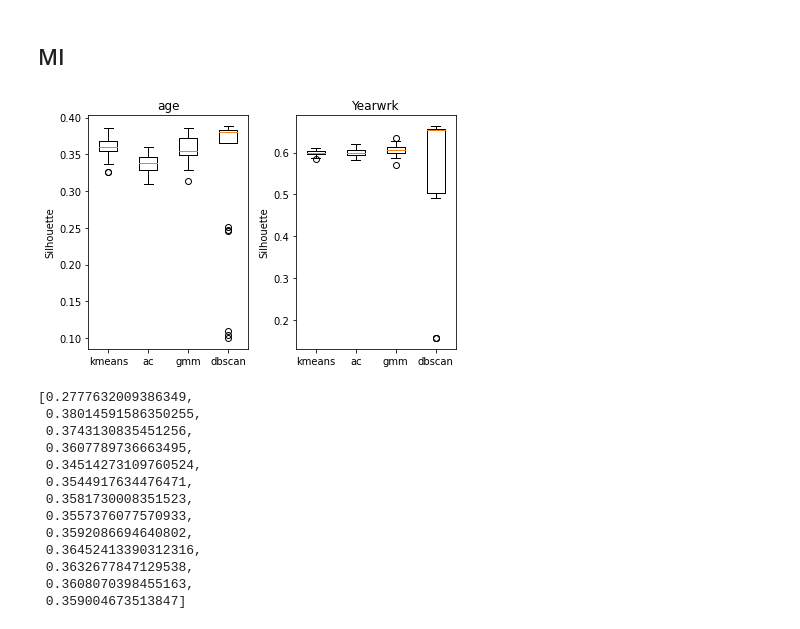
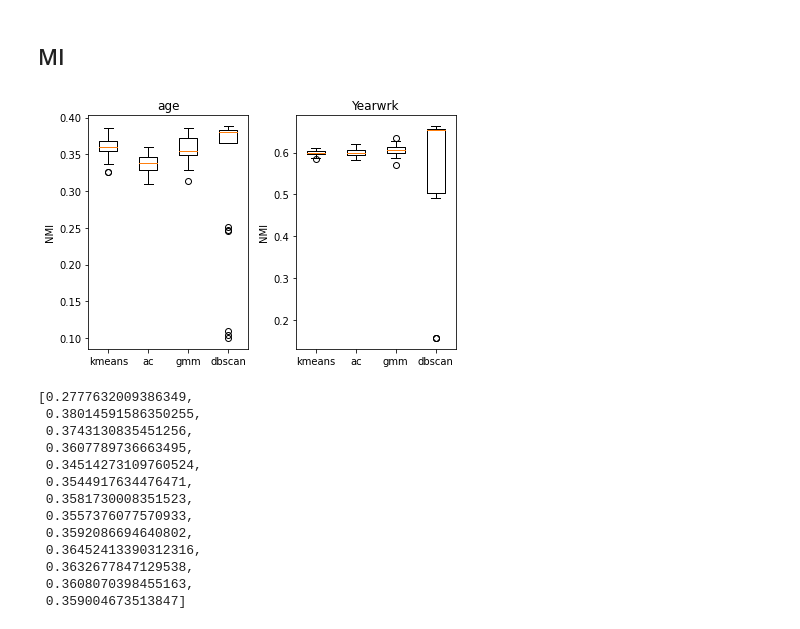
Before and after one commit to maayanorner/unsupervised-learning-project, a Jupyter notebook: notebooks/unsupervised_learning.ipynb, the cells around one changed output. Drawn from its saved outputs; the diff is of its cells as text; code cells hidden in the pictures.

```diff
--- a/notebooks/unsupervised_learning.ipynb
+++ b/notebooks/unsupervised_learning.ipynb
@@ -489,20 +489,20 @@ plt.show()
 # %%
 fig, ax = plt.subplots(ncols=2)
 
 for i, var in enumerate(['age', 'Yearwrk']):
     models_titles = [model[1] for model in models_list]
     models_mi_lists = [mi_data['none'][model][NUMBER_OF_CLUSTERS][var] for model in models_titles] + \
         [mi_data['mca']['dbscan'][NUMBER_OF_CLUSTERS][var]]
 
     ax[i].set_xticklabels(models_titles + ['dbscan'])
     ax[i].set_title(f'{var}')
-    ax[i].set_ylabel('Silhouette')
+    ax[i].set_ylabel('NMI')
     ax[i].boxplot(models_mi_lists)
 plt.tight_layout()
 plt.savefig('mi_10_clusters.svg', format='svg', dpi=1200)
 plt.show()
 # %% [output]
-[figure, old version]
+[figure, new version]
 # %%
 mean_MI_by_num_clusters('none', 'kmeans', 'age')
 # %% [output]
```
Also changed, not shown: 1 other file.
